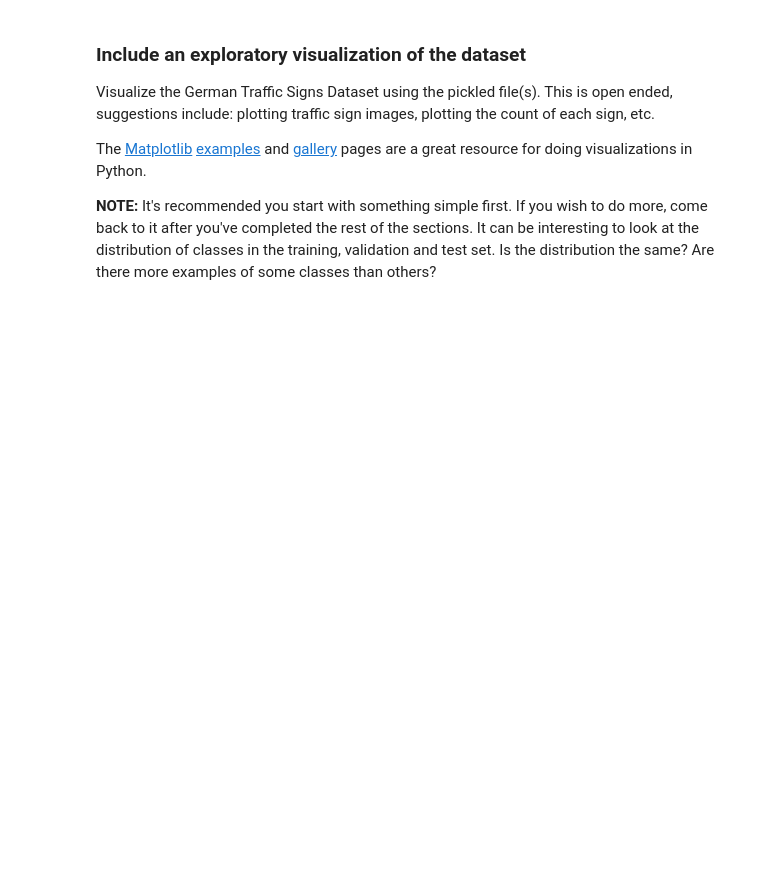
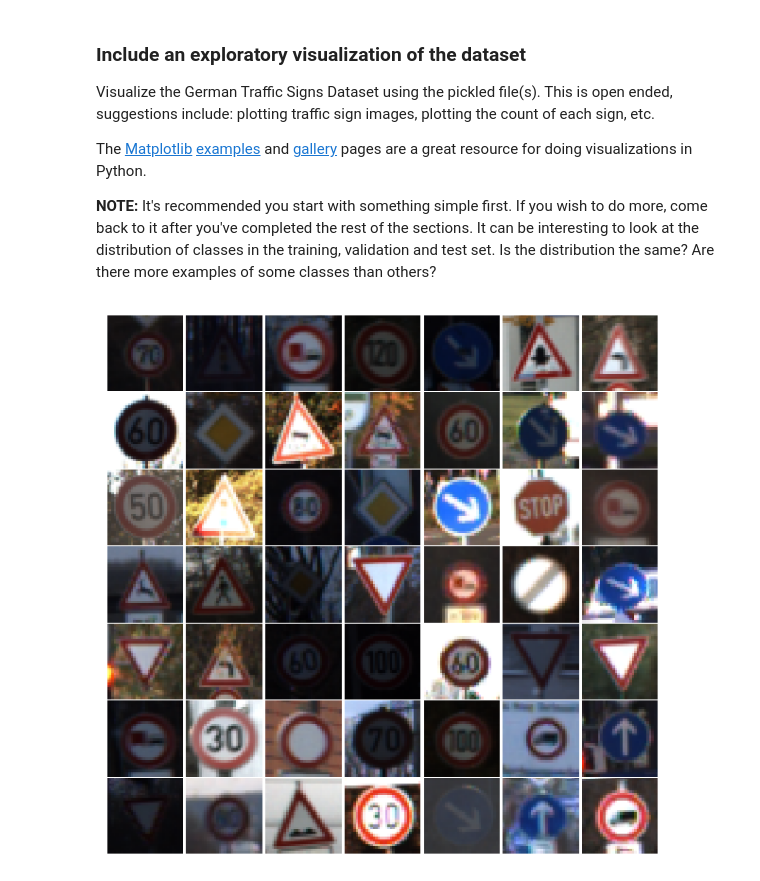
Before and after one commit to JennyLeeStat/TrafficSigns, a Jupyter notebook: traffic_signs.ipynb, the cells around one changed output. Saved outputs shown, nothing was run; the diff lists cells and outputs as text; code cells hidden in the pictures; blank space fills up the shorter version.

```diff
--- a/traffic_signs.ipynb
+++ b/traffic_signs.ipynb
@@ -110,0 +140,24 @@ import matplotlib.pyplot as plt
+# %%
+import random
+random.seed(42)
+
+def display_square_grid(features, n = 5):
+
+    plt.figure(figsize=(n * 1.5, n * 1.5))
+    random_index = random.sample(list(range(len(features))), n * n)
+    images = np.array([features[index] for index in random_index]).astype(np.float32)
+    images = (((images - images.min()) * 255) / (images.max() - images.min())).astype(np.uint8)
+
+
+    for i, _ in enumerate(images):
+        plt.subplot(n, n, i + 1)
+        plt.xticks(())
+        plt.yticks(())
+        plt.imshow(images[i])
+
+    plt.subplots_adjust(wspace=0, hspace=0)
+    plt.show()
+# %%
+display_square_grid(train['features'], 7)
+# %% [output]
+[figure, added]
```
Also changed, not shown: parts of 27 cells of this notebook, 2 other files.
